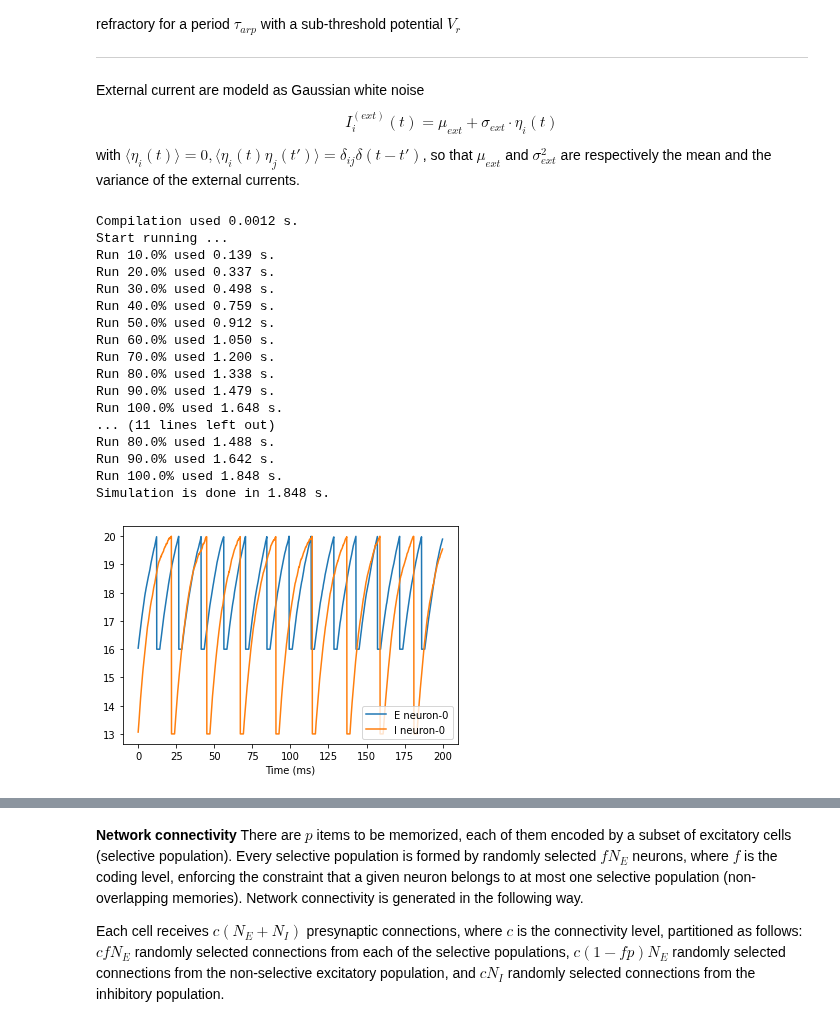
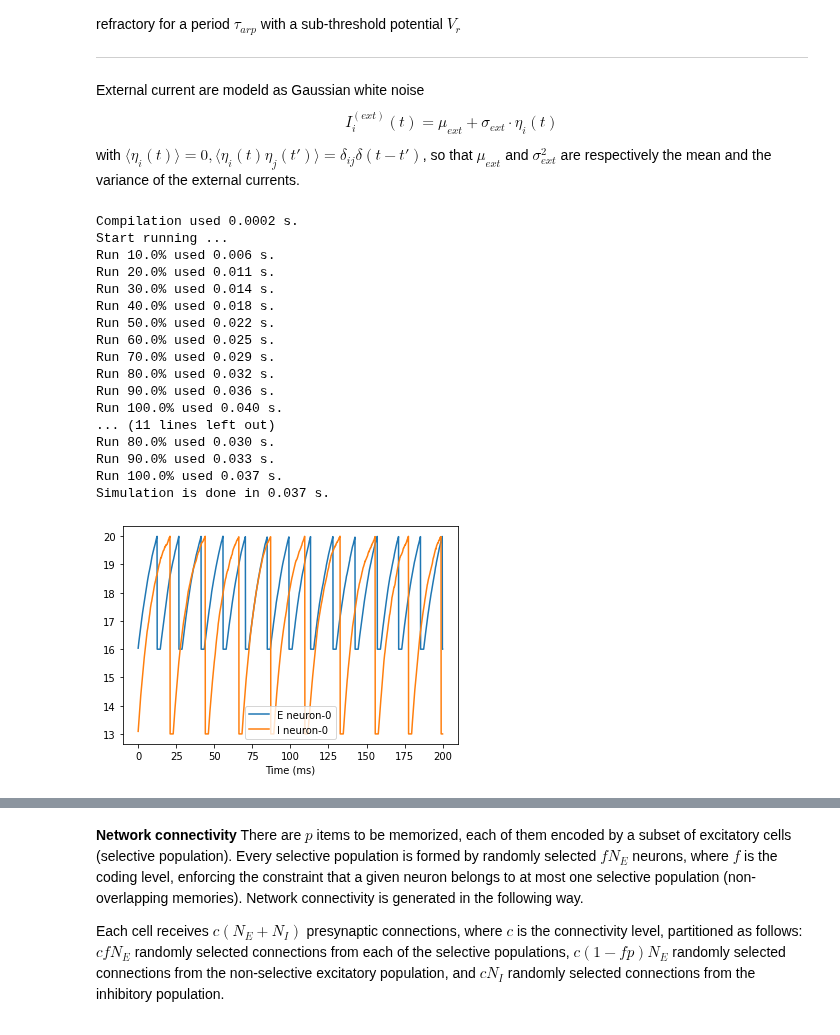
Before and after one commit to AohuaCheng/Neuro-and-Complexity-Science, a Jupyter notebook: project/project_spiking_circuit_model_for_working_memory.ipynb, the cells around one changed output, grey strips where cells are left out. Cells and saved outputs as stored; diff of their text form; code cells hidden in the pictures.

```diff
--- a/project/project_spiking_circuit_model_for_working_memory.ipynb
+++ b/project/project_spiking_circuit_model_for_working_memory.ipynb
@@ -64,7 +65,7 @@ sigma_ext_E = 1.0 # Standard deviation of external current of excitatory cells [
 sigma_ext_I = 1.0 # Standard deviation of external current of inhibitory cells [mV]
 # %%
 class LIF(bp.NeuGroup):
-  target_backend = ['numpy', 'numba']
+  target_backend = ['general']
 
   @staticmethod
   @bp.odeint
@@ -75,6 +76,7 @@ class LIF(bp.NeuGroup):
   def __init__(self, size, cls=0, theta=20., Vr=16., tau_m=15.,
           tau_arp=2., mu_ext=23.10, sigma_ext=1., **kwargs):
     super(LIF, self).__init__(size=size, **kwargs)
+    # size is the iteration number
 
     # # Single-cell parameters
     self.cls = cls # judge teh cell is excitatory or inhibitory, 0 for inhibitory, 1 for excitatory
@@ -106,7 +108,6 @@ class LIF(bp.NeuGroup):
     self.refractory = bp.ops.zeros(self.num, dtype=bool) # Wether teh neuron is in refractory state
     self.Irec = bp.ops.zeros(self.num) # recurrent current from other synpase
     self.spike = bp.ops.zeros(self.num, dtype=bool) # Whether produce a spike
-    # self.t_spike = bp.ops.zeros(self.num) # Record the spike time
     self.V = bp.ops.ones(self.num) * self.Vr # The membrane potential started from Vr
     self.Iext = bp.ops.zeros(self.num) # The external current provided by distant brain areas
 
@@ -126,36 +127,35 @@ class LIF(bp.NeuGroup):
           refractory = True
         self.V[i] = V
       self.spike[i] = spike
-      # self.t_spike[i] = 1
       self.refractory[i] = refractory
       self.Iext[i] = 0.
 # %%
-lif1 = LIF(100, cls=1, monitors=['V'])
-lif1.run(duration=200., inputs=('Irec', 0.), report=True)
+lif1 = LIF(size=1, cls=1, monitors=['V']) # size is the iteration rounds
+lif1.run(duration=200., inputs=('Irec', 0.), report=True) # duration is the real time
 bp.visualize.line_plot(lif1.mon.ts, lif1.mon.V, legend='E neuron')
 
-lif2 = LIF(100, cls=0, monitors=['V'])
+lif2 = LIF(1, cls=0, monitors=['V'])
 lif2.run(200, inputs=('Irec', 0.), report=True)
 bp.visualize.line_plot(lif2.mon.ts, lif2.mon.V, legend='I neuron')
 # %% [output]
-Compilation used 0.0012 s.
+Compilation used 0.0002 s.
 Start running ...
-Run 10.0% used 0.139 s.
-Run 20.0% used 0.337 s.
-Run 30.0% used 0.498 s.
-Run 40.0% used 0.759 s.
-Run 50.0% used 0.912 s.
-Run 60.0% used 1.050 s.
-Run 70.0% used 1.200 s.
-Run 80.0% used 1.338 s.
-Run 90.0% used 1.479 s.
-Run 100.0% used 1.648 s.
+Run 10.0% used 0.006 s.
+Run 20.0% used 0.011 s.
+Run 30.0% used 0.014 s.
+Run 40.0% used 0.018 s.
+Run 50.0% used 0.022 s.
+Run 60.0% used 0.025 s.
+Run 70.0% used 0.029 s.
+Run 80.0% used 0.032 s.
+Run 90.0% used 0.036 s.
+Run 100.0% used 0.040 s.
 ... (11 lines left out)
-Run 80.0% used 1.488 s.
-Run 90.0% used 1.642 s.
-Run 100.0% used 1.848 s.
-Simulation is done in 1.848 s.
+Run 80.0% used 0.030 s.
+Run 90.0% used 0.033 s.
+Run 100.0% used 0.037 s.
+Simulation is done in 0.037 s.
-[figure, old version]
+[figure, new version]
 # %% [markdown]
 **Synapse**
 
```
Also changed, not shown: parts of 6 cells of this notebook.
